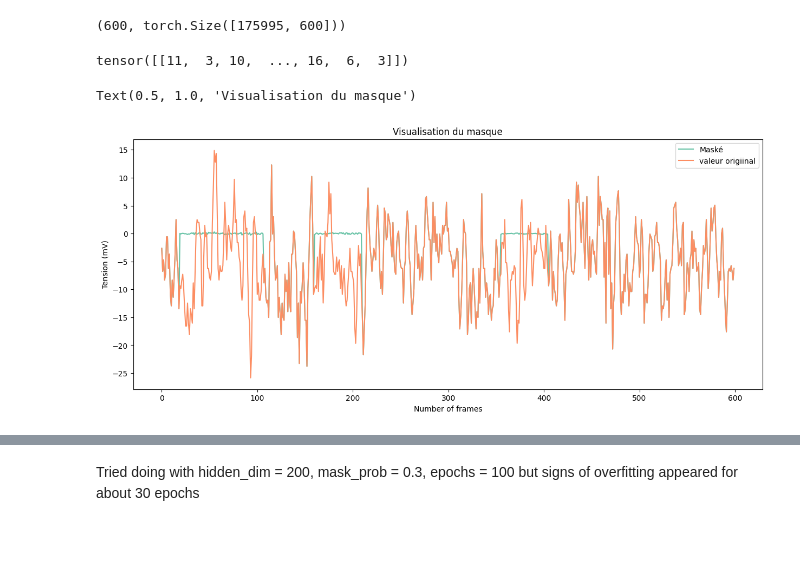
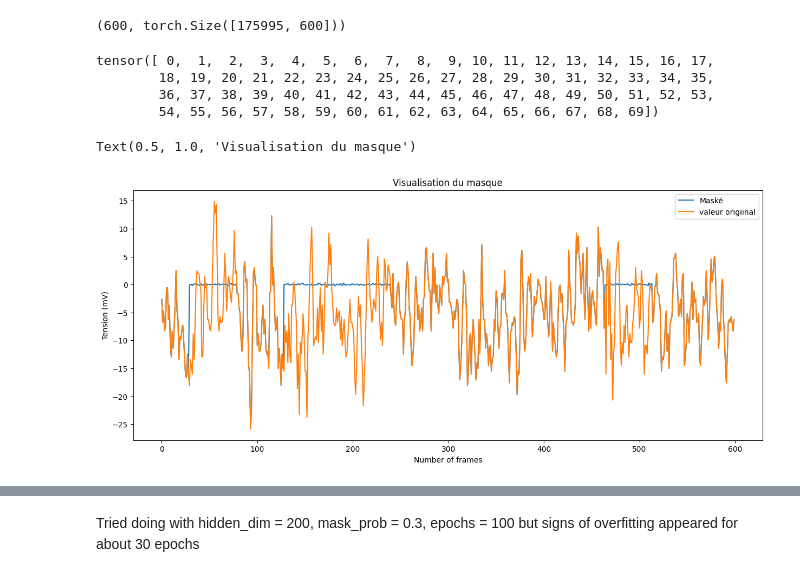
Before and after one commit to oscarninou/adl24-sleep-stage, a Jupyter notebook: random_projection_pretraing.ipynb, the cells around one changed output, grey strips where cells are left out. Saved outputs shown, nothing was run; the diff lists cells and outputs as text; code cells hidden in the pictures; blank space fills up the shorter version.

```diff
--- a/random_projection_pretraing.ipynb
+++ b/random_projection_pretraing.ipynb
@@ -119,7 +119,7 @@ class GRUPredictor(nn.Module):
         return out
 # %%
 class AttentionLSTM(nn.Module):
-    def __init__(self, input_dim=600, hidden_dim=100, nstack=3, dropout=0):
+    def __init__(self, input_dim=600, hidden_dim=100, nstack=3, dropout=0, codebook_size = 50):
         super(AttentionLSTM, self).__init__()
         self.input_dim = input_dim
         self.hidden_dim = hidden_dim
@@ -134,7 +134,7 @@ class AttentionLSTM(nn.Module):
         self.context_linear = nn.Linear(hidden_dim, hidden_dim)
 
         # Final linear layer
-        self.linear = nn.Linear(hidden_dim, 200)
+        self.linear = nn.Linear(hidden_dim, codebook_size)
 
         # Dropout layer
         self.drop = nn.Dropout(p=dropout)
@@ -169,49 +169,56 @@ class AttentionLSTM(nn.Module):
         # Apply dropout
         out = self.drop(context)
 
-        # Final linear layer
+        #Linear layer
         out = self.linear(out)
 
+        #Softmax layer
+        out = F.softmax(out, dim= 1)
+
         return out
 # %%
 device = 'cpu'
-tmp = RandomProjectionQuantizer(input_dim= 600, quantizer_dim= 100, codebook_size= 20,random_state= 2673834267383, device = device)
+tmp = RandomProjectionQuantizer(input_dim= 600, quantizer_dim= 100, codebook_size= 70,random_state= 2673834267383, device = device)
 input_size = (175995, 600)
 mask_time_indices = th.ones(input_size[0], input_size[1], dtype=th.bool, device= device).to(device)
 mask_time_indices = mask_time_indices.view(-1, input_size[1]).unsqueeze(0)
 xtrain_batched = xtrain.unsqueeze(0).to(device)
 results  = tmp(xtrain_batched)
-results
+results.unique()
 # %% [output]
-tensor([[11,  3, 10,  ..., 16,  6,  3]])
+tensor([ 0,  1,  2,  3,  4,  5,  6,  7,  8,  9, 10, 11, 12, 13, 14, 15, 16, 17,
+        18, 19, 20, 21, 22, 23, 24, 25, 26, 27, 28, 29, 30, 31, 32, 33, 34, 35,
+        36, 37, 38, 39, 40, 41, 42, 43, 44, 45, 46, 47, 48, 49, 50, 51, 52, 53,
+        54, 55, 56, 57, 58, 59, 60, 61, 62, 63, 64, 65, 66, 67, 68, 69])
 # %%
 #Viz of the mask
 model = BestRqFramework(encoder= AttentionLSTM(dropout = 0.1, hidden_dim = 150),
                         num_temporal_dimension_reduction_steps=100,
                         input_feature_size=600,
                         encoder_hidden_size=20,
-                        num_code_books=10,
+                        num_code_books=50,
                         mask_time= 50,
                         stride_time=1,
                         random_state=42,
                         mask_prob=1,
                         batch_size=200)
 
+inputs = xtrain[:200].to(device).view(-1, 200, 600)
+
 masked_values,_ = model.masking(inputs)
-
 
 
 plt.figure(figsize=(15,6))
 for i in range(1):
     plt.plot(masked_values[0,i,:].cpu().detach().numpy(), label = 'Maské')
     plt.plot(inputs[0, i ,:].cpu().detach().numpy(), label ='valeur origiinal')
 plt.legend()
 plt.xlabel('Number of frames')
 plt.ylabel('Tension (mV)')
 plt.title('Visualisation du masque')
 # %% [output]
 Text(0.5, 1.0, 'Visualisation du masque')
-[figure, old version]
+[figure, new version]
 # %%
 conformer_model = ConformerEncoder(input_size = 600, num_blocks = 3, kernel_size = 3, num_heads = 4).to(device)
 # %%
```
Also changed, not shown: parts of 4 cells of this notebook, 1 other file.
